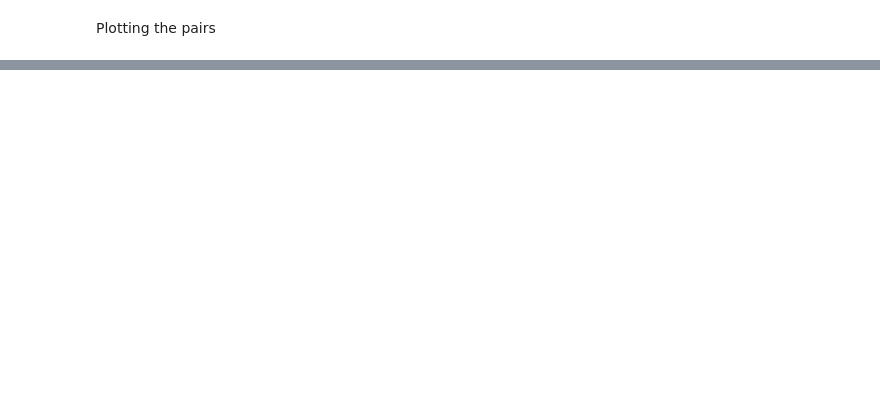
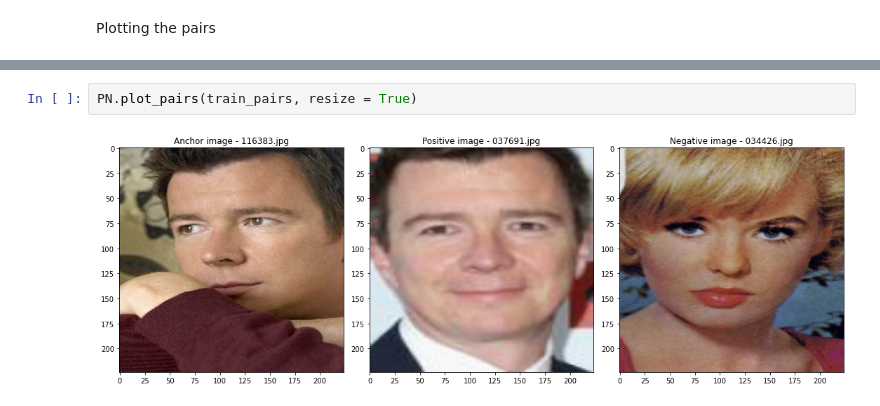
Before and after one commit to petr-ngn/ML_Siamese_Neural_Networks, a Jupyter notebook: 02_Balanced_pairs.ipynb, the cells around one changed output, grey strips where cells are left out. Saved outputs shown, nothing was run; the diff lists cells and outputs as text; blank space fills up the shorter version.

```diff
--- a/02_Balanced_pairs.ipynb
+++ b/02_Balanced_pairs.ipynb
@@ -151,0 +160,4 @@ PN.plot_pairs(train_pairs, resize = True)
+# %%
+PN.plot_pairs(train_pairs, resize = True)
+# %% [output]
+[figure, added]
```
Also changed, not shown: parts of 28 cells of this notebook.
